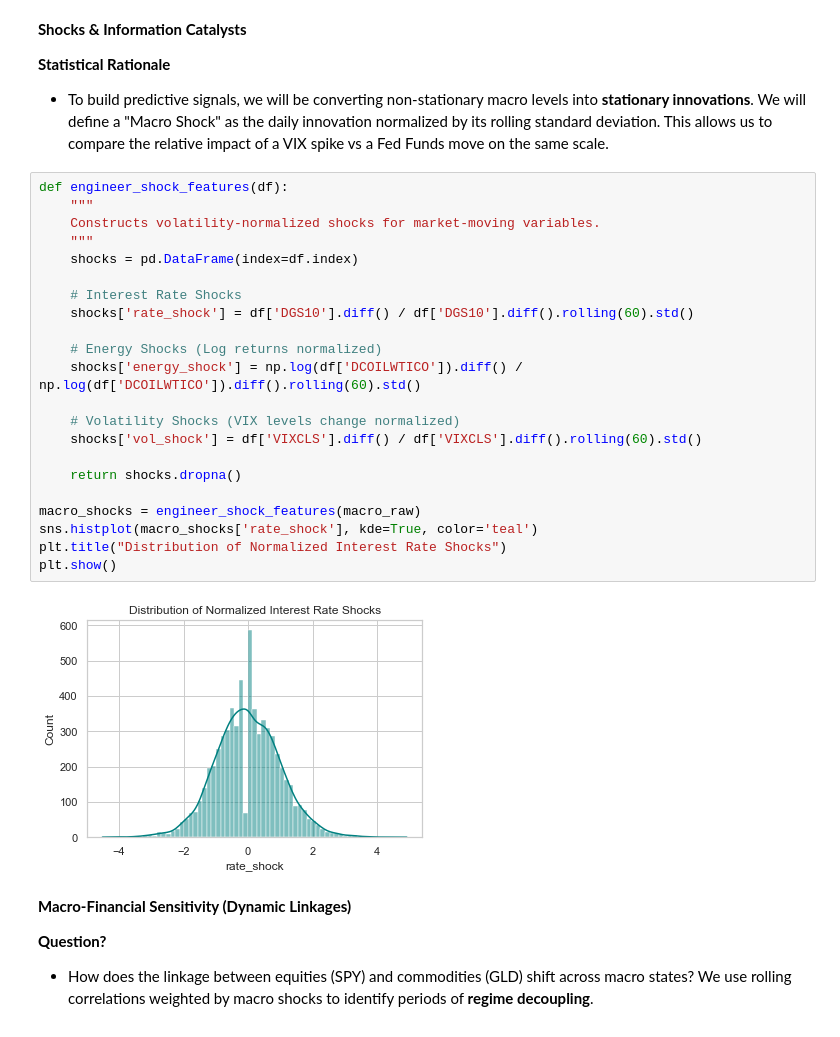
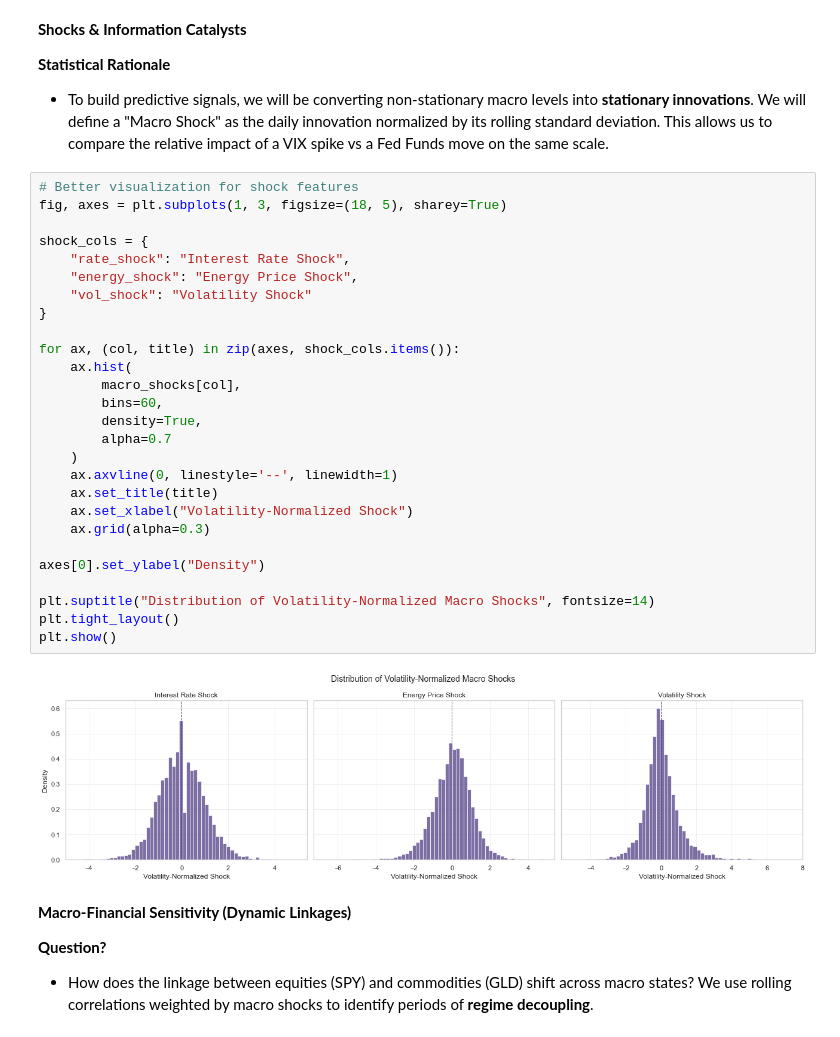
Before and after one commit to jamesolayinka/macro-financial-linkages-regime-switching-analysis, a Jupyter notebook: notebooks/data_exploration.ipynb, the cells around one changed output. Cells and saved outputs as stored; diff of their text form.

Commit message:
Engineering Systematic Macro Features

```diff
--- a/notebooks/data_exploration.ipynb
+++ b/notebooks/data_exploration.ipynb
@@ -124,29 +144,34 @@ plt.show()
 **Statistical Rationale**
 - To build predictive signals, we will be converting non-stationary macro levels into **stationary innovations**. We will define a "Macro Shock" as the daily innovation normalized by its rolling standard deviation. This allows us to compare the relative impact of a VIX spike vs a Fed Funds move on the same scale.
 # %%
-def engineer_shock_features(df):
-    """
-    Constructs volatility-normalized shocks for market-moving variables.
-    """
-    shocks = pd.DataFrame(index=df.index)
+# Better visualization for shock features
+fig, axes = plt.subplots(1, 3, figsize=(18, 5), sharey=True)
 
-    # Interest Rate Shocks
-    shocks['rate_shock'] = df['DGS10'].diff() / df['DGS10'].diff().rolling(60).std()
+shock_cols = {
+    "rate_shock": "Interest Rate Shock",
+    "energy_shock": "Energy Price Shock",
+    "vol_shock": "Volatility Shock"
+}
 
-    # Energy Shocks (Log returns normalized)
-    shocks['energy_shock'] = np.log(df['DCOILWTICO']).diff() / np.log(df['DCOILWTICO']).diff().rolling(60).std()
+for ax, (col, title) in zip(axes, shock_cols.items()):
+    ax.hist(
+        macro_shocks[col],
+        bins=60,
+        density=True,
+        alpha=0.7
+    )
+    ax.axvline(0, linestyle='--', linewidth=1)
+    ax.set_title(title)
+    ax.set_xlabel("Volatility-Normalized Shock")
+    ax.grid(alpha=0.3)
 
-    # Volatility Shocks (VIX levels change normalized)
-    shocks['vol_shock'] = df['VIXCLS'].diff() / df['VIXCLS'].diff().rolling(60).std()
+axes[0].set_ylabel("Density")
 
-    return shocks.dropna()
-
-macro_shocks = engineer_shock_features(macro_raw)
-sns.histplot(macro_shocks['rate_shock'], kde=True, color='teal')
-plt.title("Distribution of Normalized Interest Rate Shocks")
+plt.suptitle("Distribution of Volatility-Normalized Macro Shocks", fontsize=14)
+plt.tight_layout()
 plt.show()
 # %% [output]
-[figure, old version]
+[figure, new version]
 # %% [markdown]
 **Macro-Financial Sensitivity (Dynamic Linkages)**
 
```
Also changed, not shown: parts of 9 cells of this notebook.
